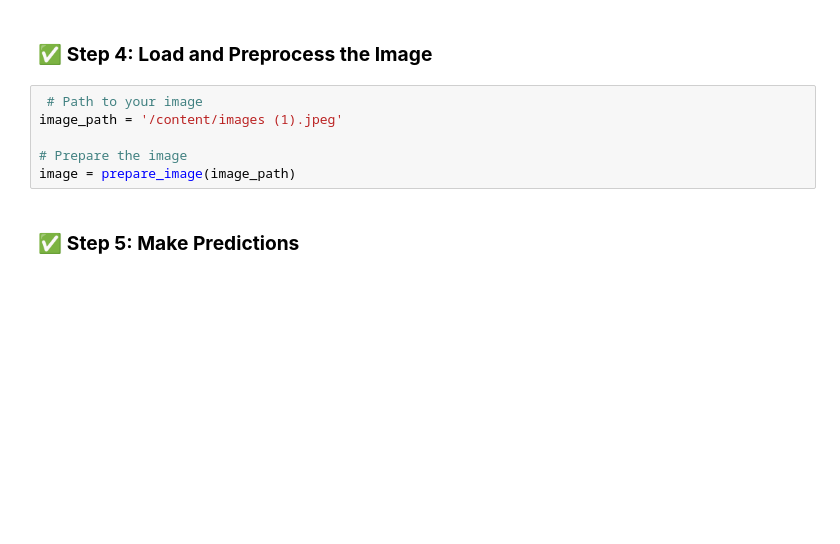
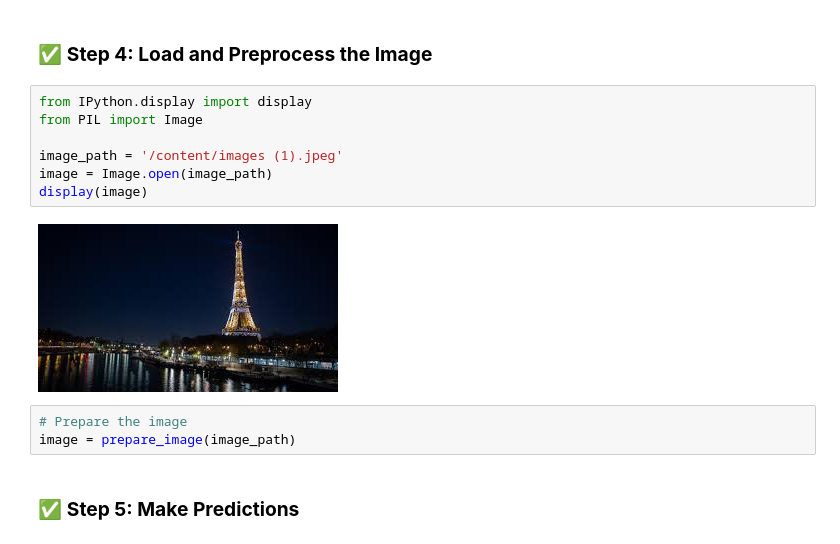
Before and after one commit to SheemaMasood381/Deep-Learning, a Jupyter notebook: CNN/Keras_CNN.ipynb, the cells around one changed output. Cells and saved outputs as stored; diff of their text form; blank space fills up the shorter version.

```diff
--- a/CNN/Keras_CNN.ipynb
+++ b/CNN/Keras_CNN.ipynb
@@ -73,10 +84,16 @@ def prepare_image(image_path, target_size=(224, 224)):
 #
 # %% [markdown]
 ### ✅ **Step 4: Load and Preprocess the Image**
+# %%
+from IPython.display import display
+from PIL import Image
+
+image_path = '/content/images (1).jpeg'
+image = Image.open(image_path)
+display(image)
+# %% [output]
+[figure, added]
 # %%
- # Path to your image
-image_path = '/content/images (1).jpeg'
-
 # Prepare the image
 image = prepare_image(image_path)
 # %% [markdown]
```
Also changed, not shown: parts of 7 cells of this notebook.
